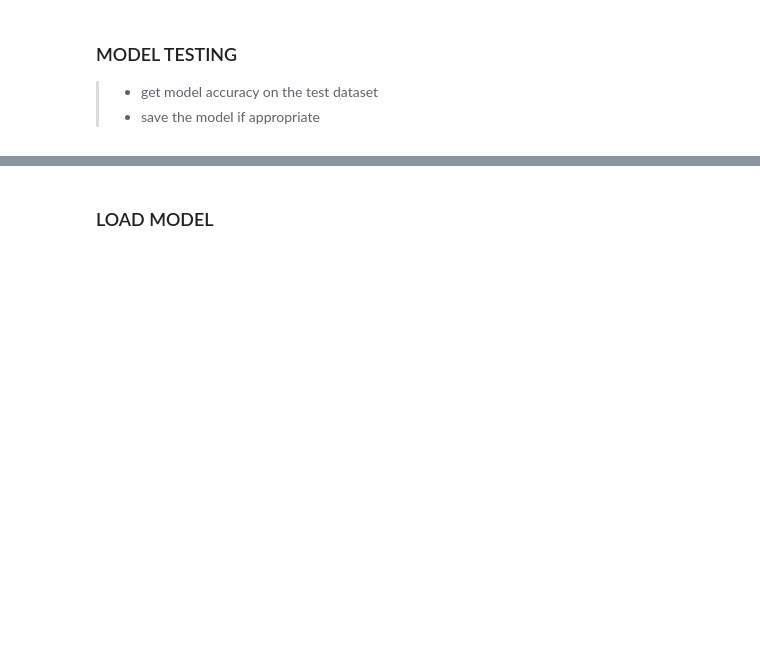
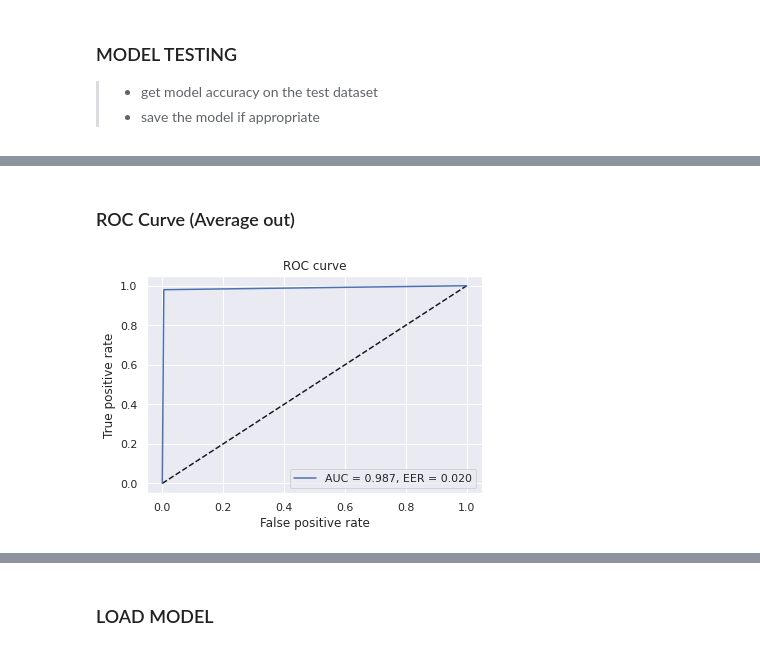
Before and after one commit to xfortisfye/ict3204-keystroke-auth-lstm, a Jupyter notebook: keystroke.ipynb, the cells around one changed output, grey strips where cells are left out. Saved outputs shown, nothing was run; the diff lists cells and outputs as text; code cells hidden in the pictures; blank space fills up the shorter version.

```diff
--- a/keystroke.ipynb
+++ b/keystroke.ipynb
@@ -421,0 +524,22 @@ model.model.save("model/key_classifier.h5")
+# %% [markdown]
+### ROC Curve (Average out)
+# %%
+from scipy.optimize import brentq
+from scipy.interpolate import interp1d
+from sklearn.metrics import accuracy_score, roc_curve, auc
+
+fpr, tpr, threshold = roc_curve(y_test.ravel(), y_pred.ravel())
+
+# Calculate equal-error-rate
+eer = brentq(lambda x : 1. - x - interp1d(fpr, tpr)(x), 0., 1.)
+
+plt.figure(1)
+plt.plot([0, 1], [0, 1], 'k--')
+plt.plot(fpr, tpr, label='AUC = {:.3f}, EER = {:.3f}'.format(auc(fpr, tpr), eer))
+plt.xlabel('False positive rate')
+plt.ylabel('True positive rate')
+plt.title('ROC curve')
+plt.legend(loc='best')
+plt.show()
+# %% [output]
+[figure, added]
```
Also changed, not shown: parts of 17 cells of this notebook.
